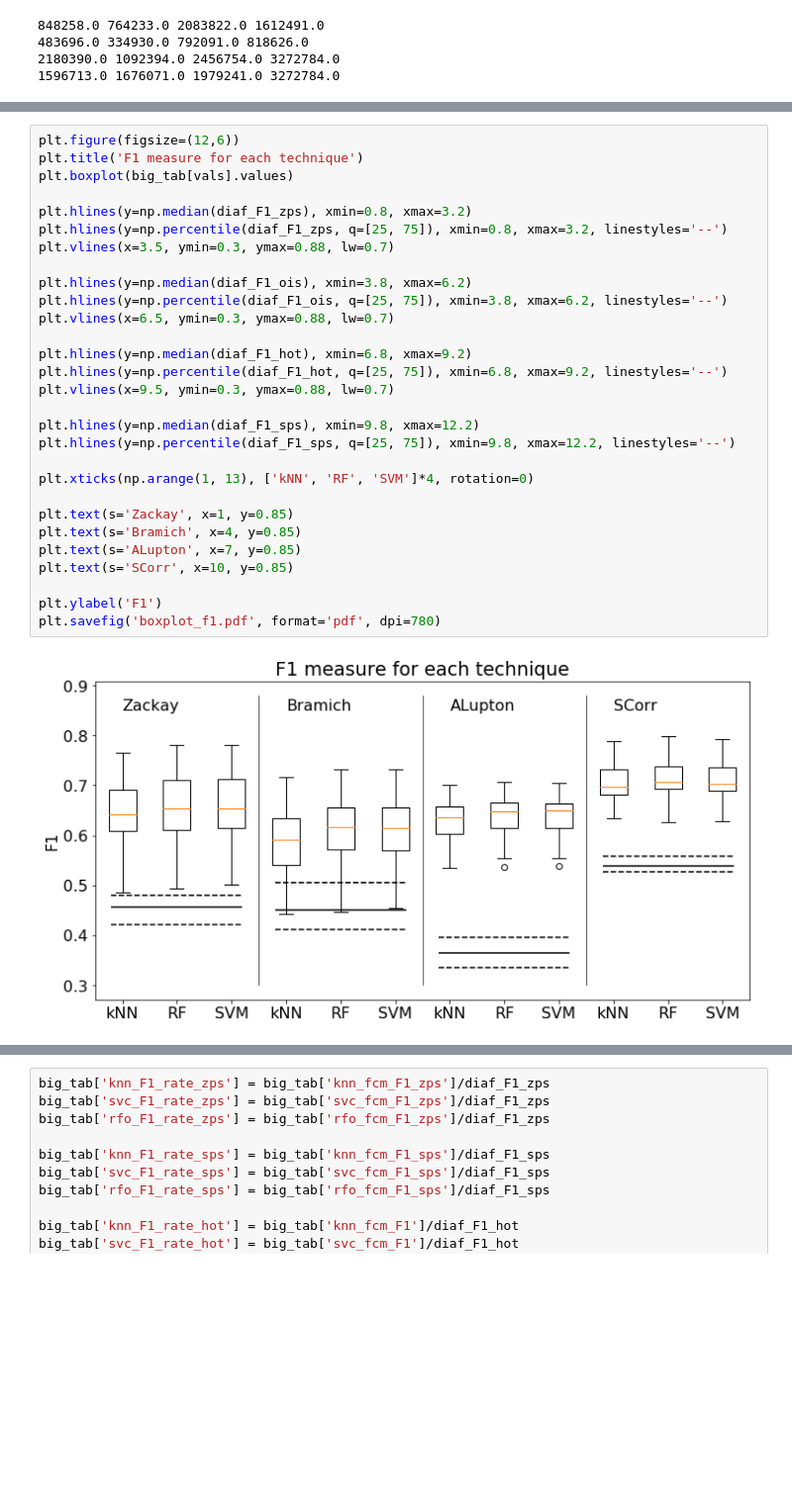
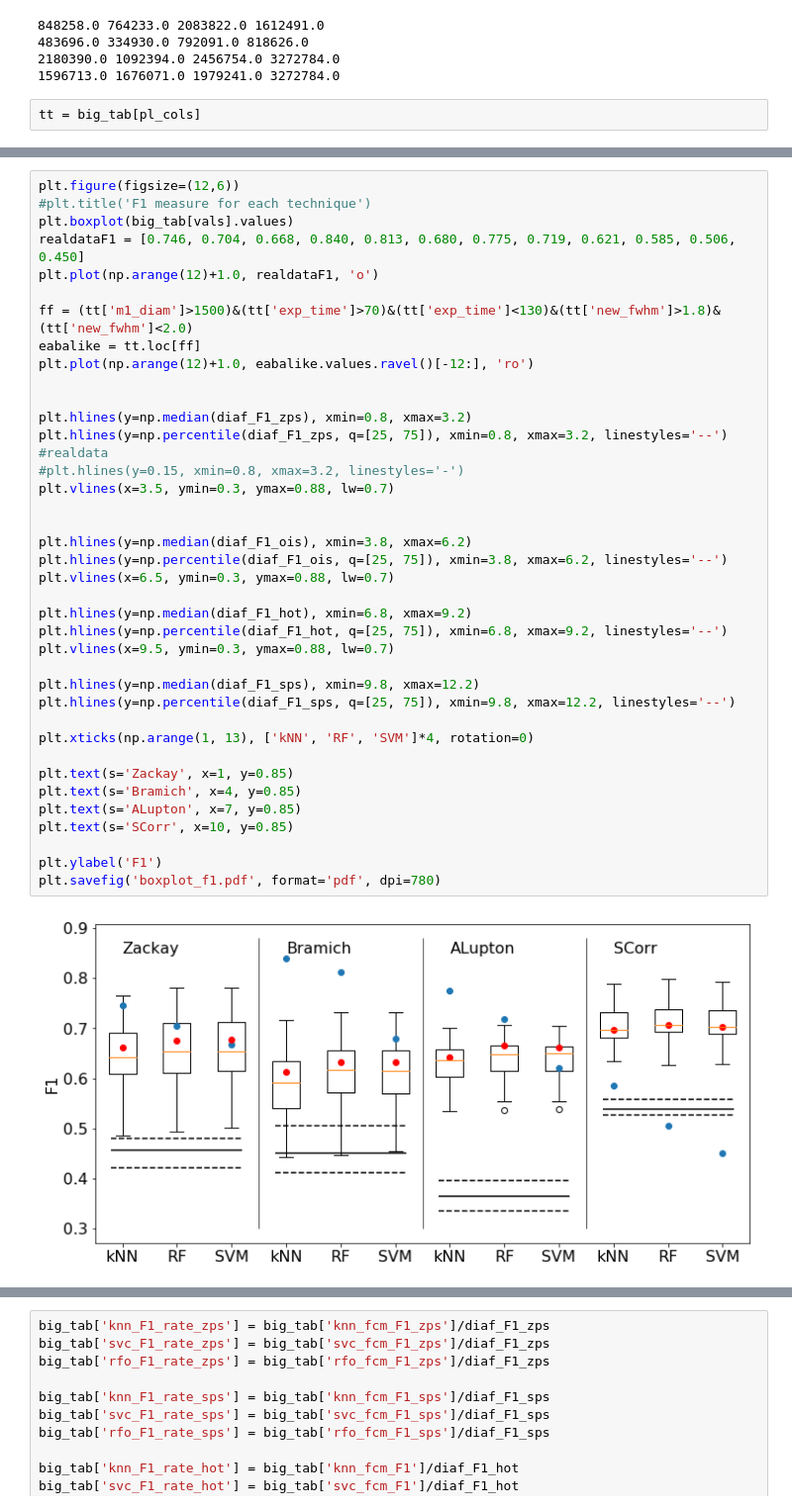
Before and after one commit to BrunoSanchez/RBMLearning, a Jupyter notebook: piramid/ml_analysis.ipynb, the cells around one changed output, grey strips where cells are left out. Shown at 99% size. Saved outputs shown, nothing was run; the diff lists cells and outputs as text; blank space fills up the shorter version.

```diff
--- a/piramid/ml_analysis.ipynb
+++ b/piramid/ml_analysis.ipynb
@@ -872,3 +756,5 @@ print(np.sum(diaf_TP_ois), np.sum(diaf_FN_ois), np.sum(diaf_FP_ois), np.sum(diaf
 483696.0 334930.0 792091.0 818626.0
 2180390.0 1092394.0 2456754.0 3272784.0
 1596713.0 1676071.0 1979241.0 3272784.0
+# %%
+tt = big_tab[pl_cols]
@@ -875,31 +767,41 @@ print(np.sum(diaf_TP_ois), np.sum(diaf_FN_ois), np.sum(diaf_FP_ois), np.sum(diaf
 # %%
 plt.figure(figsize=(12,6))
-plt.title('F1 measure for each technique')
+#plt.title('F1 measure for each technique')
 plt.boxplot(big_tab[vals].values)
+realdataF1 = [0.746, 0.704, 0.668, 0.840, 0.813, 0.680, 0.775, 0.719, 0.621, 0.585, 0.506, 0.450]
+plt.plot(np.arange(12)+1.0, realdataF1, 'o')
+
+ff = (tt['m1_diam']>1500)&(tt['exp_time']>70)&(tt['exp_time']<130)&(tt['new_fwhm']>1.8)&(tt['new_fwhm']<2.0)
+eabalike = tt.loc[ff]
+plt.plot(np.arange(12)+1.0, eabalike.values.ravel()[-12:], 'ro')
+
 
 plt.hlines(y=np.median(diaf_F1_zps), xmin=0.8, xmax=3.2)
 plt.hlines(y=np.percentile(diaf_F1_zps, q=[25, 75]), xmin=0.8, xmax=3.2, linestyles='--')
+#realdata
+#plt.hlines(y=0.15, xmin=0.8, xmax=3.2, linestyles='-')
 plt.vlines(x=3.5, ymin=0.3, ymax=0.88, lw=0.7)
+
 
 plt.hlines(y=np.median(diaf_F1_ois), xmin=3.8, xmax=6.2)
 plt.hlines(y=np.percentile(diaf_F1_ois, q=[25, 75]), xmin=3.8, xmax=6.2, linestyles='--')
 plt.vlines(x=6.5, ymin=0.3, ymax=0.88, lw=0.7)
 
 plt.hlines(y=np.median(diaf_F1_hot), xmin=6.8, xmax=9.2)
 plt.hlines(y=np.percentile(diaf_F1_hot, q=[25, 75]), xmin=6.8, xmax=9.2, linestyles='--')
 plt.vlines(x=9.5, ymin=0.3, ymax=0.88, lw=0.7)
 
 plt.hlines(y=np.median(diaf_F1_sps), xmin=9.8, xmax=12.2)
 plt.hlines(y=np.percentile(diaf_F1_sps, q=[25, 75]), xmin=9.8, xmax=12.2, linestyles='--')
 
 plt.xticks(np.arange(1, 13), ['kNN', 'RF', 'SVM']*4, rotation=0)
 
 plt.text(s='Zackay', x=1, y=0.85)
 plt.text(s='Bramich', x=4, y=0.85)
 plt.text(s='ALupton', x=7, y=0.85)
 plt.text(s='SCorr', x=10, y=0.85)
 
 plt.ylabel('F1')
 plt.savefig('boxplot_f1.pdf', format='pdf', dpi=780)
 # %% [output]
-[figure, old version]
+[figure, new version]
```
Also changed, not shown: parts of 82 cells of this notebook, 11 other files.
